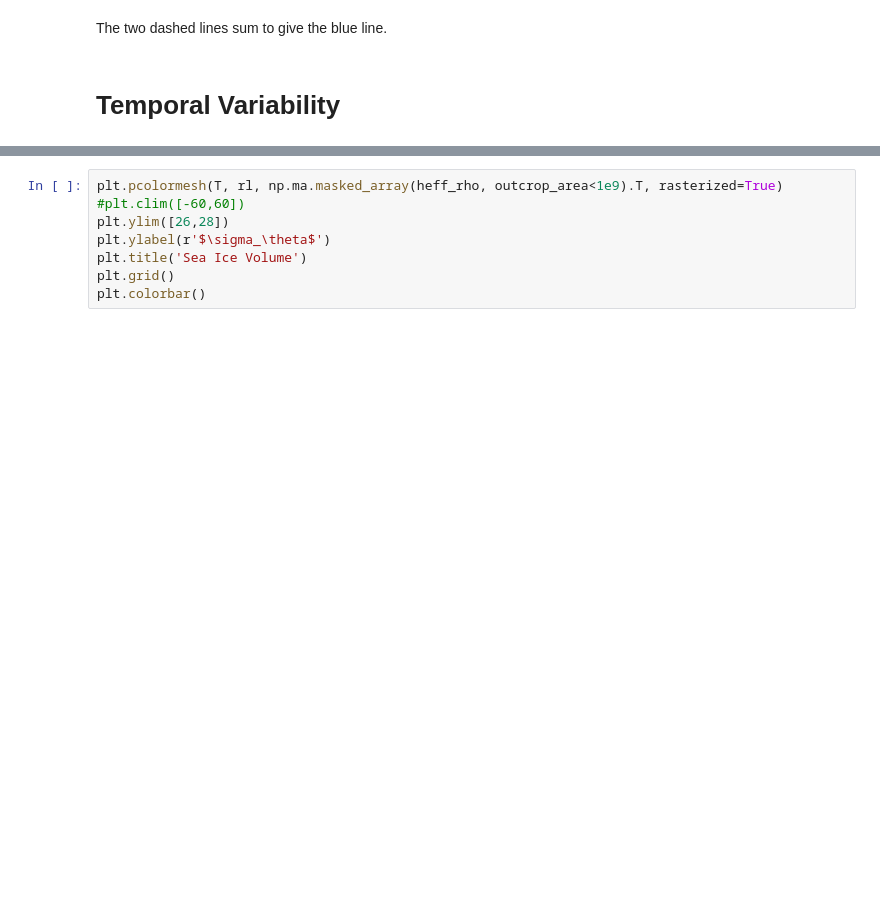
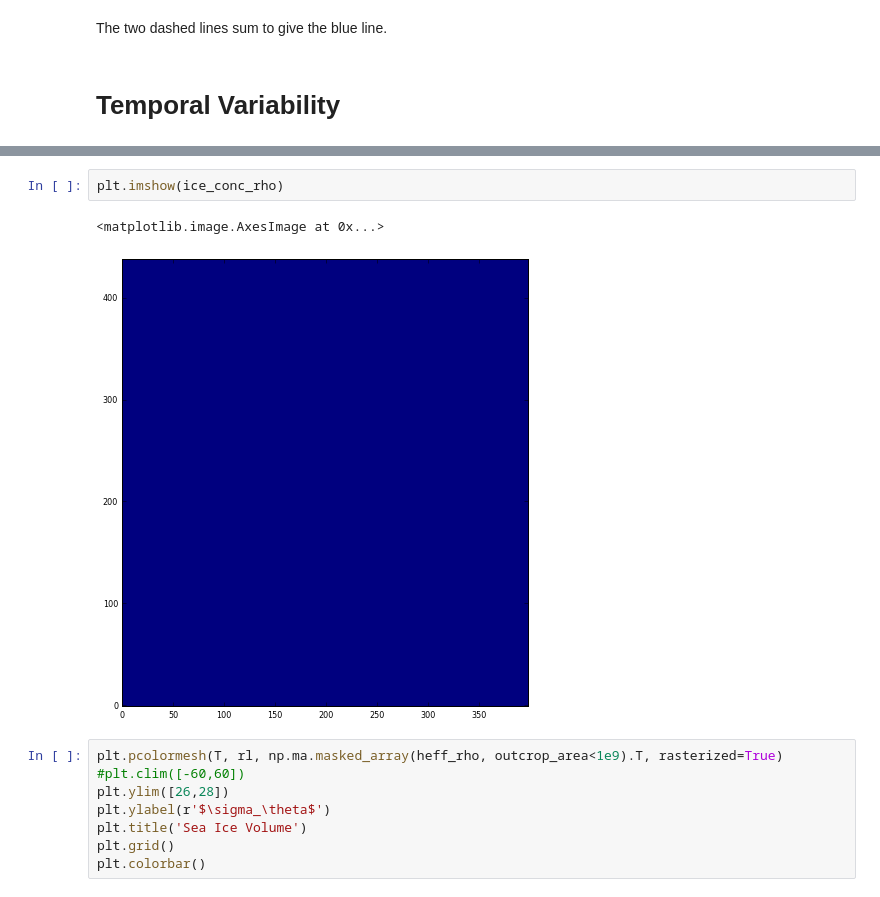
Before and after one commit to dhruvbalwada/watermass, a Jupyter notebook: SOSE_layers_analysis/surface_transformation_sigma0_5day.ipynb, the cells around one changed output, grey strips where cells are left out. Saved outputs shown, nothing was run; the diff lists cells and outputs as text; blank space fills up the shorter version.

```diff
--- a/SOSE_layers_analysis/surface_transformation_sigma0_5day.ipynb
+++ b/SOSE_layers_analysis/surface_transformation_sigma0_5day.ipynb
@@ -559,3 +615,8 @@ T[36].toordinal()
+# %%
+plt.imshow(ice_conc_rho)
+# %% [output]
+<matplotlib.image.AxesImage at 0x...>
+[figure, added]
 # %%
 plt.pcolormesh(T, rl, np.ma.masked_array(heff_rho, outcrop_area<1e9).T, rasterized=True)
 #plt.clim([-60,60])
```
Also changed, not shown: parts of 9 cells of this notebook, 5 other files.
